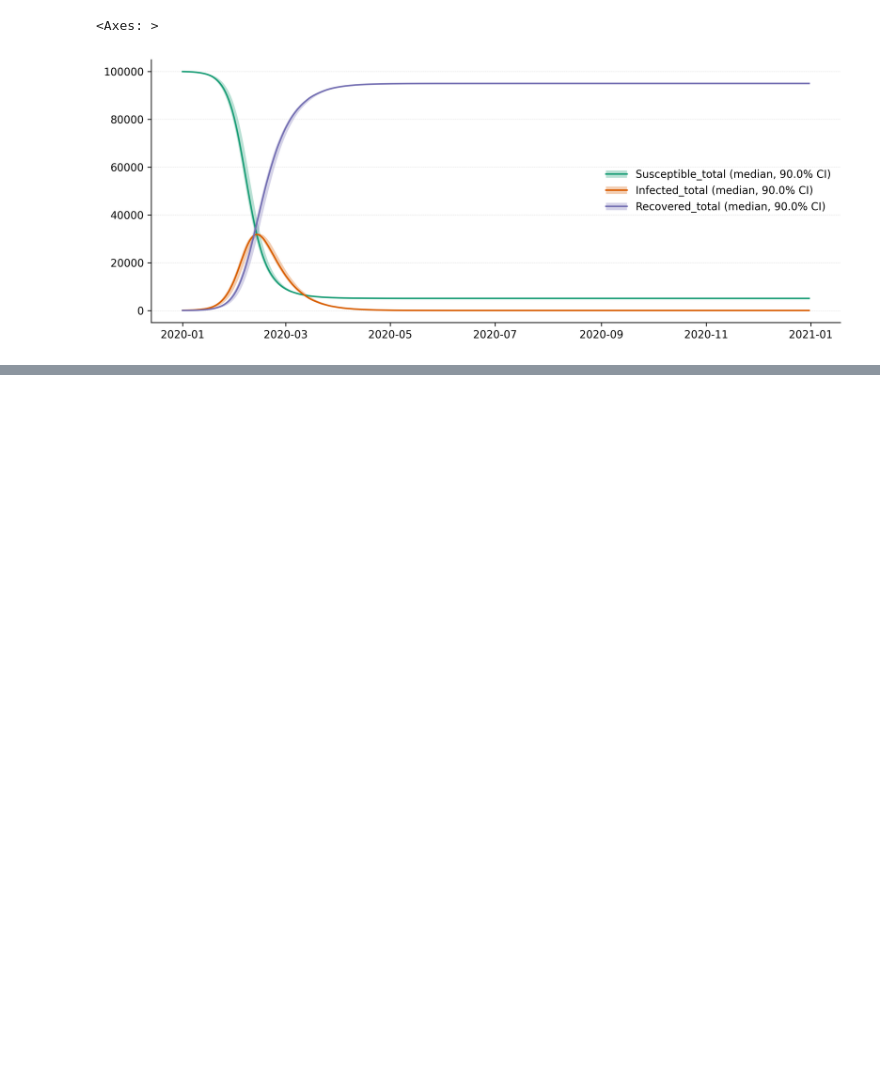
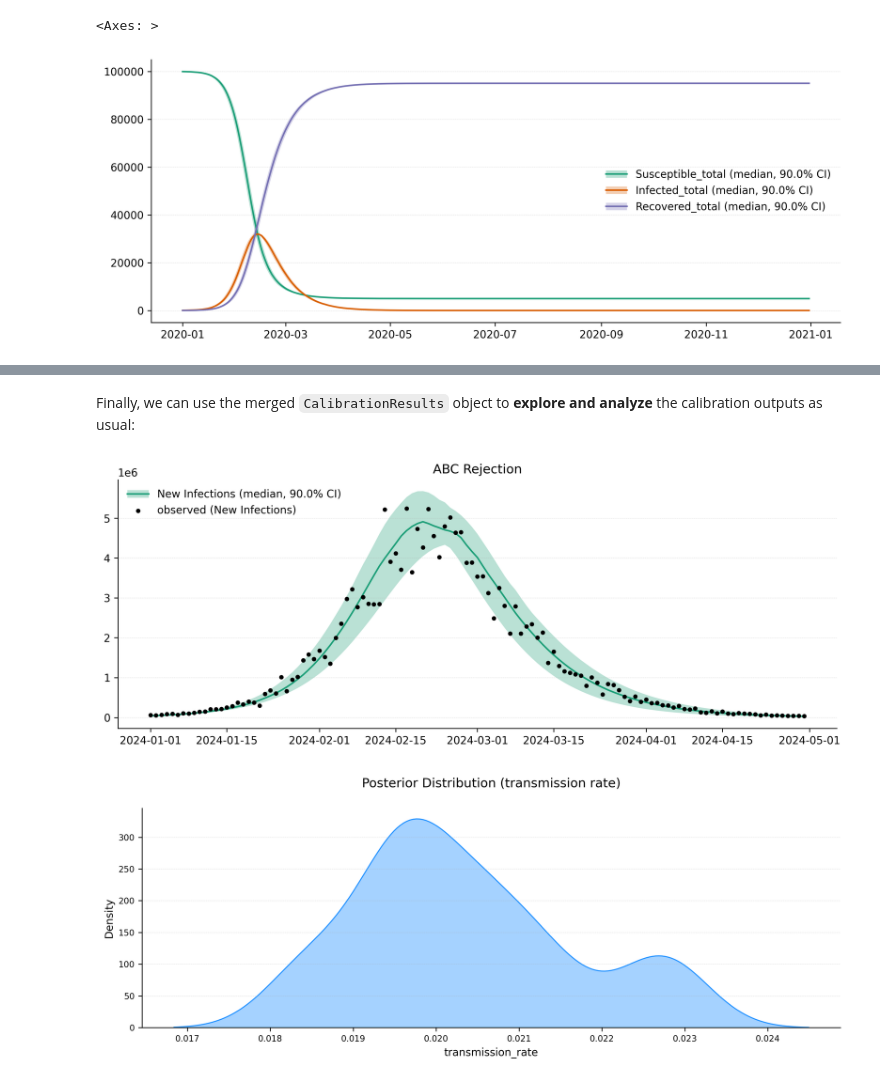
Before and after one commit to epistorm/epydemix, a Jupyter notebook: tutorials/10_Multiprocessing.ipynb, the cells around one changed output, grey strips where cells are left out. Saved outputs shown, nothing was run; the diff lists cells and outputs as text; code cells hidden in the pictures; blank space fills up the shorter version.

Commit message:
extended multiprocessing to calibration

```diff
--- a/tutorials/10_Multiprocessing.ipynb
+++ b/tutorials/10_Multiprocessing.ipynb
@@ -32,7 +33,7 @@ Nsim = 50
 
 # run and time the simulations
 start = time.time()
-results = model.run_simulations(Nsim=Nsim)
+sim_results = model.run_simulations(Nsim=Nsim)
 end = time.time()
 
 print(f"Time taken: {end - start:.2f} seconds")
@@ -63,7 +64,7 @@ nprocs = 5
 # run and time the simulations in parallel
 start = time.time()
 with mp.Pool() as pool:
-    result = pool.map(run_simulations, [Nsim//nprocs for _ in range(nprocs)])
+    pool_sim_results = pool.map(run_simulations, [Nsim//nprocs for _ in range(nprocs)])
 end = time.time()
 
 print(f"Time taken: {end - start:.2f} seconds")
@@ -91,0 +165,19 @@ plot_quantiles(df_quantiles, columns=["Susceptible_total", "Infected_total", "Re
+# %%
+def run_calibration(nparticles):
+    """ Wrapper function to run simulations. """
+    results_abc_rejection = abc_sampler.calibrate(strategy="rejection",
+                                                  num_particles=nparticles,
+                                                  epsilon=550000, verbose=False)
+    return results_abc_rejection
+
+# define the number of parallel processes
+nprocs = 5
+nparticles = 100
+
+# run and time the calibration in parallel
+start = time.time()
+with mp.Pool() as pool:
+    pool_abc_rejection = pool.map(run_calibration, [nparticles//nprocs for _ in range(nprocs)])
+end = time.time()
+
+print(f"Time taken: {end - start:.2f} seconds")
@@ -91,0 +246,25 @@ plot_quantiles(df_quantiles, columns=["Susceptible_total", "Infected_total", "Re
+# %% [markdown]
+Finally, we can use the merged `CalibrationResults` object to **explore and analyze** the calibration outputs as usual:
+# %%
+from epydemix.visualization import plot_quantiles, plot_posterior_distribution, plot_posterior_distribution_2d
+
+# compute quantiles
+df_quantiles_abc = merged_abc_rejection_results.get_calibration_quantiles(dates=simulation_dates)
+
+# plot selected trajectories quantiles
+plot_quantiles(
+    df_quantiles_abc,
+    columns="data",
+    data=data,
+    title="ABC Rejection",
+    show_data=True, labels=["New Infections"])
+
+# plot posterior distribution
+plot_posterior_distribution(
+    merged_abc_rejection_results.get_posterior_distribution(),
+    "transmission_rate",
+    title="Posterior Distribution (transmission rate)",
+    kind="kde", prior_range=False);
+# %% [output]
+[figure, added]
+[figure, added]
```
Also changed, not shown: parts of 13 cells of this notebook, 1 other file.
